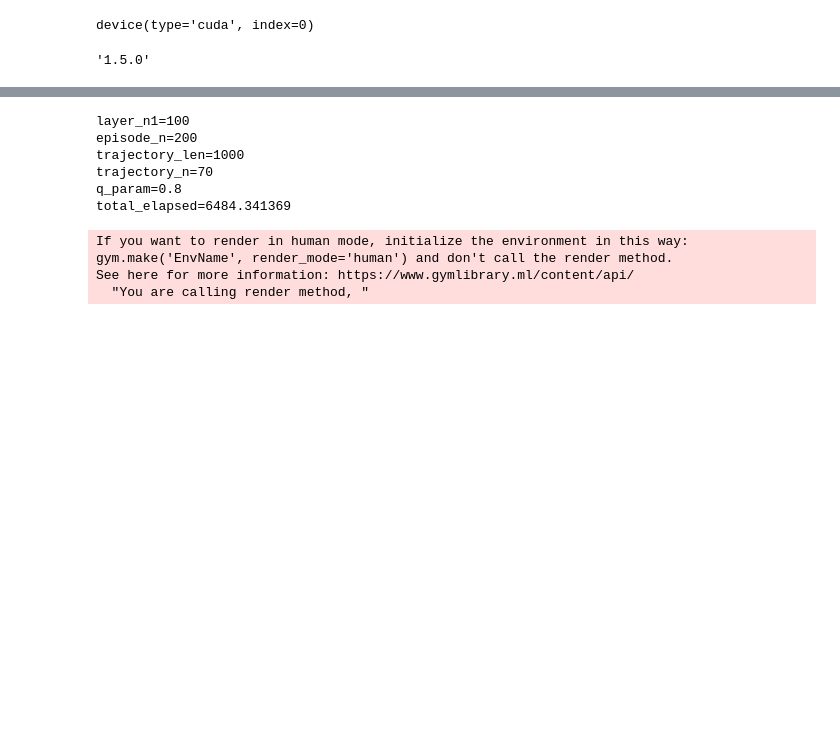
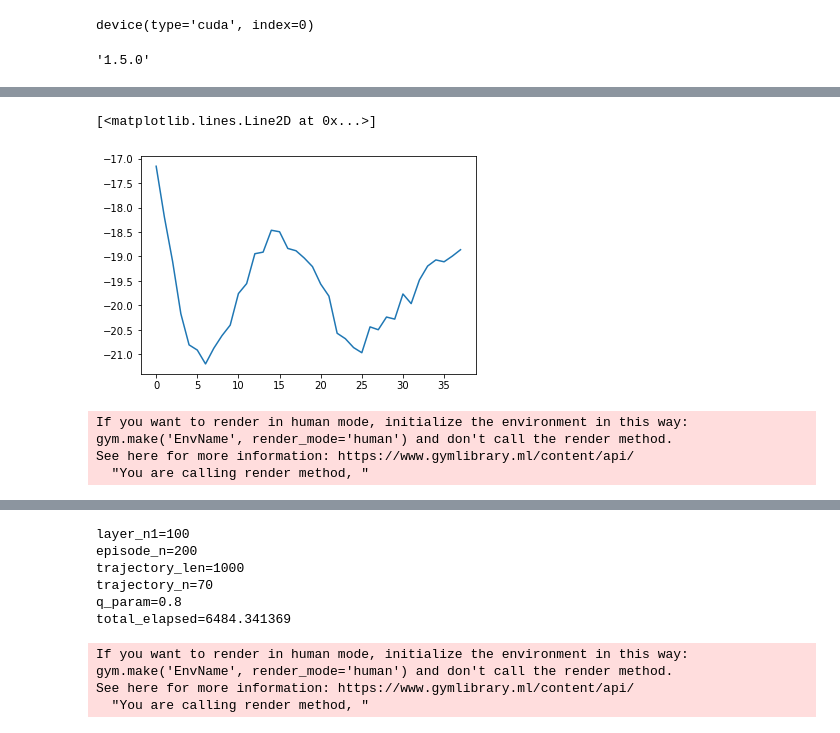
Before and after one commit to shmalex/ods_rl, a Jupyter notebook: hmw2/hw_2_pytorch_MountainCarContinuous.ipynb, the cells around one changed output, grey strips where cells are left out. Saved outputs shown, nothing was run; the diff lists cells and outputs as text; code cells hidden in the pictures; blank space fills up the shorter version.

```diff
--- a/hmw2/hw_2_pytorch_MountainCarContinuous.ipynb
+++ b/hmw2/hw_2_pytorch_MountainCarContinuous.ipynb
@@ -14,6 +14,9 @@ device = torch.device('cuda:0' if torch.cuda.is_available() else 'cpu')
 device
 # %% [output]
 device(type='cuda', index=0)
+# %%
+TASKS_DIR = './tasks_mcc/'
+EXP_DIR = './experiments_mcc/'
 # %%
 torch.__version__
 # %% [output]
@@ -136,11 +163,11 @@ env = gym.make('MountainCarContinuous-v0')
 # %%
 state_dim = 2
-action_n = 1
+action_n = 2
 
-agent = CrossEntropyMethod('test', state_dim, action_n, layers_n=[100], lr=0.1)
-episode_n = 10
-trajectory_n = 10
+agent = CrossEntropyMethod('test', state_dim, action_n, layers_n=[20], lr=0.01)
+episode_n = 100
+trajectory_n = 40
 trajectory_len = 500
-q_param = 0.8
+q_param = 0.5
 # %%
 mean_total_rewards = []
@@ -163,0 +199,5 @@ RuntimeError: 1D target tensor expected, multi-target not supported
+# %%
+plt.plot(range(len(mean_total_rewards)), mean_total_rewards)
+# %% [output]
+[<matplotlib.lines.Line2D at 0x...>]
+[figure, added]
@@ -163,0 +217,6 @@ RuntimeError: 1D target tensor expected, multi-target not supported
+# %%
+t = get_trajectory(env, agent, trajectory_len, visualize=True)
+# %% [output]
+If you want to render in human mode, initialize the environment in this way: gym.make('EnvName', render_mode='human') and don't call the render method.
+See here for more information: https://www.gymlibrary.ml/content/api/
+  "You are calling render method, "
```
Also changed, not shown: parts of 48 cells of this notebook, 26 other files.
